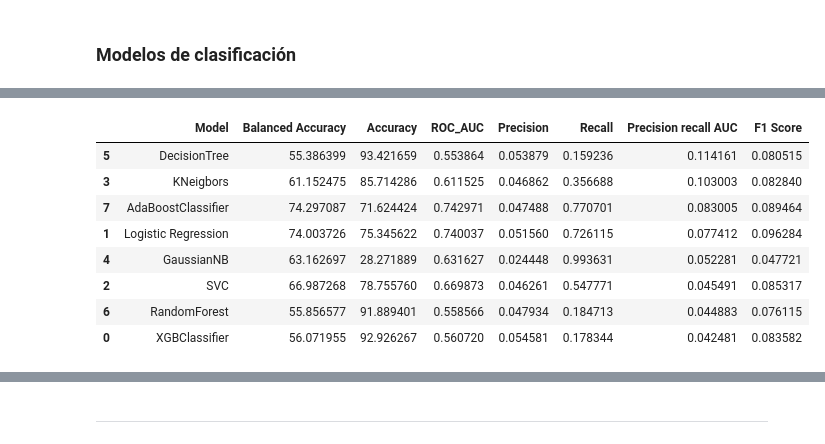
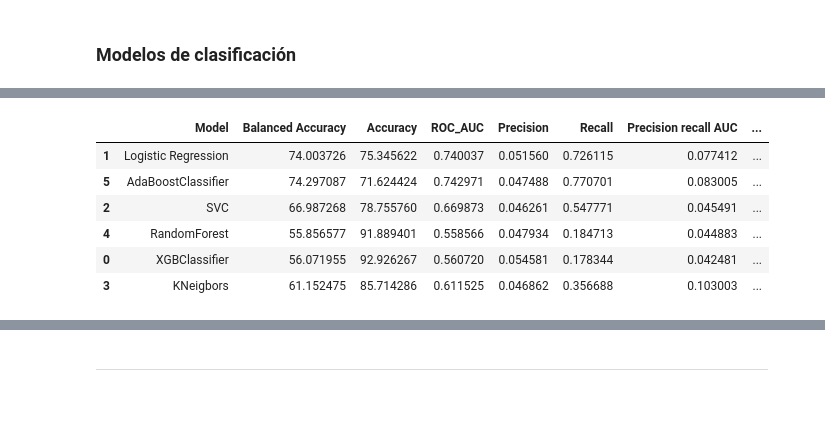
Before and after one commit to antoniocc12/Prediccion-ictus, a Jupyter notebook: notebooks/stroke.ipynb, the cells around one changed output, grey strips where cells are left out. Drawn from its saved outputs; the diff is of its cells as text; code cells hidden in the pictures; blank space fills up the shorter version.

```diff
--- a/notebooks/stroke.ipynb
+++ b/notebooks/stroke.ipynb
@@ -417,7 +417,18 @@ len(df)
 df['gender'] = df['gender'].replace({'Male':0,'Female':1,'Other':-1}).astype(int)
 df['ever_married'] = df['ever_married'].replace({'No':0,'Yes':1}).astype(int)
 df['Residence_type'] = df['Residence_type'].replace({'Rural':0,'Urban':1}).astype(int)
-df.smoking_status = df.smoking_status.fillna('nan')
+df['smoking_status'] = df['smoking_status'].fillna('Unknown')
+# cond1 = df['smoking_status'] == 'Unknown'
+# cond2 = df['smoking_status'] == 'formerly smoked'
+# cond3 = df['smoking_status'] == 'never smoked'
+# cond4 = df['smoking_status'] == 'smokes'
+# df['smoking_status'] = np.where(cond1, -1, np.where(cond3, 0, np.where(cond4, 1, np.where(cond2, 2, -1))))
+# cond1 = df['work_type'] == 'children'
+# cond2 = df['work_type'] == 'Govt_job'
+# cond3 = df['work_type'] == 'Private'
+# cond4 = df['work_type'] == 'Self-employed'
+# cond5 = df['work_type'] == 'Never_worked'
+# df['work_type'] = np.where(cond5, 0, np.where(cond1, 1, np.where(cond2, 2, np.where(cond3, 3, np.where(cond4, 4, -1)))))
 # %%
 numerical_features = ['age', 'avg_glucose_level', 'bmi']
 binary_features = ['gender', 'hypertension', 'heart_disease', 'ever_married', 'Residence_type']
@@ -659,15 +670,13 @@ Wrapper
 ### Modelos de clasificación
 # %%
 models = []
-models.extend(
+models.extend([
         ['XGBClassifier',XGBClassifier(random_state=0)],
         ['Logistic Regression',LogisticRegression(random_state=0)],
         ['SVC',SVC(random_state=0, probability=True)],
         ['KNeigbors',KNeighborsClassifier()],
-        ['GaussianNB',GaussianNB()],
-        ['DecisionTree',DecisionTreeClassifier(random_state=0)],
         ['RandomForest',RandomForestClassifier(random_state=0)],
-        ['AdaBoostClassifier',AdaBoostClassifier()])
+        ['AdaBoostClassifier',AdaBoostClassifier()]])
 # %%
 lst_1 = []
 for m in range(len(models)):
@@ -676,25 +685,15 @@ for m in range(len(models)):
     model.fit(X_train_res,y_train_res)
     y_pred = model.predict(X_test)
     y_prob = model.predict_proba(X_test)[:,1]
-    cm = confusion_matrix(y_test,y_pred)
 
     roc = roc_auc_score(y_test,y_pred)
     precision = precision_score(y_test,y_pred)
     recall = recall_score(y_test,y_pred)
     precisions, recalls, thresholds = precision_recall_curve(y_test, y_prob)
     auc_precision_recall = auc(recalls, precisions)
+    ap = average_precision_score(y_test, y_prob)
+    f1 = f1_score(y_test,y_pred)
 
-    f1 = f1_score(y_test,y_pred)
-    print(models[m][0],':')
-    print(cm)
-    print('Balanced Accuracy Score: {:.2f} %\n',balanced_accuracy_score(y_test,y_pred))
-    print('Accuracy Score: {:.2f} %\n',accuracy_score(y_test,y_pred))
-    print('ROC AUC Score: {:.2f}\n'.format(roc))
-    print('Precision: {:.2f}\n'.format(precision))
-    print('Recall: {:.2f}\n'.format(recall))
-    print('Precision recall curve AUC: {:.2f}\n'.format(auc_precision_recall))
-    print('F1 Score: {:.2f}\n'.format(f1))
-    print('-'*40)
     lst_2.append(models[m][0])
     lst_2.append(balanced_accuracy_score(y_test,y_pred)*100)
     lst_2.append(accuracy_score(y_test,y_pred)*100)
@@ -702,5 +701,6 @@ for m in range(len(models)):
     lst_2.append(precision)
     lst_2.append(recall)
     lst_2.append(auc_precision_recall)
+    lst_2.append(ap)
     lst_2.append(f1)
     lst_1.append(lst_2)
@@ -725,18 +707,15 @@ F1 Score: 0.09
 # %%
-df2 = pd.DataFrame(lst_1, columns=['Model','Balanced Accuracy','Accuracy','ROC_AUC','Precision','Recall','Precision recall AUC','F1 Score'])
-
-df2.sort_values(by='Precision recall AUC', inplace=True, ascending=False)
+df2 = pd.DataFrame(lst_1, columns=['Model','Balanced Accuracy','Accuracy','ROC_AUC','Precision','Recall','Precision recall AUC', 'Average precision', 'F1 Score'])
+df2.sort_values(by='Average precision', inplace=True, ascending=False)
 df2.to_csv(os.path.join(os.path.dirname(os.path.dirname(os.path.abspath('file'))),'data', 'comparaciones.csv'), index=False)
 df2
 # %% [output]
-|  | Model | Balanced Accuracy | Accuracy | ROC_AUC | Precision | Recall | Precision recall AUC | F1 Score |
-| 5 | DecisionTree | 55.386399 | 93.421659 | 0.553864 | 0.053879 | 0.159236 | 0.114161 | 0.080515 |
-| 3 | KNeigbors | 61.152475 | 85.714286 | 0.611525 | 0.046862 | 0.356688 | 0.103003 | 0.082840 |
-| 7 | AdaBoostClassifier | 74.297087 | 71.624424 | 0.742971 | 0.047488 | 0.770701 | 0.083005 | 0.089464 |
-| 1 | Logistic Regression | 74.003726 | 75.345622 | 0.740037 | 0.051560 | 0.726115 | 0.077412 | 0.096284 |
-| 4 | GaussianNB | 63.162697 | 28.271889 | 0.631627 | 0.024448 | 0.993631 | 0.052281 | 0.047721 |
-| 2 | SVC | 66.987268 | 78.755760 | 0.669873 | 0.046261 | 0.547771 | 0.045491 | 0.085317 |
-| 6 | RandomForest | 55.856577 | 91.889401 | 0.558566 | 0.047934 | 0.184713 | 0.044883 | 0.076115 |
-| 0 | XGBClassifier | 56.071955 | 92.926267 | 0.560720 | 0.054581 | 0.178344 | 0.042481 | 0.083582 |
+|  | Model | Balanced Accuracy | Accuracy | ROC_AUC | Precision | Recall | Precision recall AUC | ... |
+| 1 | Logistic Regression | 74.003726 | 75.345622 | 0.740037 | 0.051560 | 0.726115 | 0.077412 | ... |
+| 5 | AdaBoostClassifier | 74.297087 | 71.624424 | 0.742971 | 0.047488 | 0.770701 | 0.083005 | ... |
+| 2 | SVC | 66.987268 | 78.755760 | 0.669873 | 0.046261 | 0.547771 | 0.045491 | ... |
+| 4 | RandomForest | 55.856577 | 91.889401 | 0.558566 | 0.047934 | 0.184713 | 0.044883 | ... |
+| 0 | XGBClassifier | 56.071955 | 92.926267 | 0.560720 | 0.054581 | 0.178344 | 0.042481 | ... |
+| 3 | KNeigbors | 61.152475 | 85.714286 | 0.611525 | 0.046862 | 0.356688 | 0.103003 | ... |
 # %%
 fig = plt.figure(figsize=(15, 15), facecolor=background_color)
```
Also changed, not shown: parts of 57 cells of this notebook, 19 other files.
